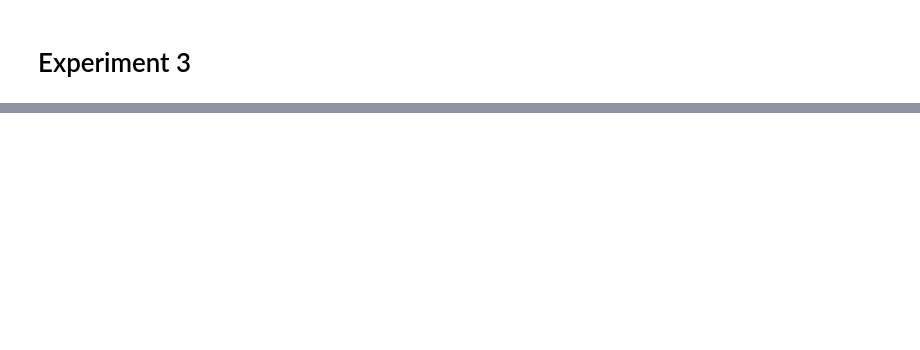
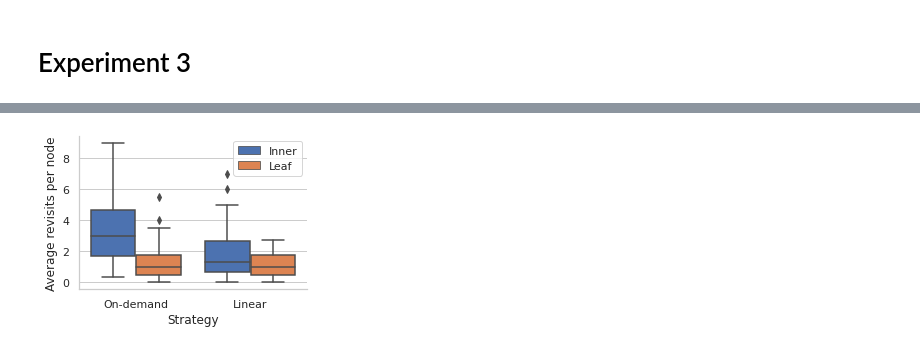
Before and after one commit to willcrichton/psypl-experiments, a Jupyter notebook: experiments/tracing_wm/FINAL_chi_analysis.ipynb, the cells around one changed output, grey strips where cells are left out. Cells and saved outputs as stored; diff of their text form; code cells hidden in the pictures; blank space fills up the shorter version.

```diff
--- a/experiments/tracing_wm/FINAL_chi_analysis.ipynb
+++ b/experiments/tracing_wm/FINAL_chi_analysis.ipynb
@@ -210,0 +415,25 @@ Removing 3 participants for poor performance
+# %%
+exp4 = FunctionMemoryExperiment()
+exp4_results = exp4.get_mongo_results(experiments_db)
+exp4_results = remove_incorrect_participants(exp4_results, 'correct', threshold=0.25)
+
+def clean_telemetry(row):
+    if len(row.telemetry) == 0:
+        return pd.DataFrame([])
+
+    node_type = {k: 'Inner' if len(v['refs']) > 0 else 'Leaf' for k, v in row.functions.items()}
+
+    tel = pd.DataFrame(row.telemetry)
+    tel['node_type'] = tel.target.map(lambda t: node_type[t])
+    return tel
+
+exp4_results['telemetry_clean'] = exp4_results.apply(clean_telemetry, axis=1)
+exp4_results = exp4_results[exp4_results.telemetry_clean.map(lambda t: len(t) > 0)]
+exp4_results[['revisit_Inner', 'revisit_Leaf']] = exp4_results.apply(compute_revisits, axis=1, result_type='expand')
+
+def classify_strategy(row):
+    root = row.call[0]
+    tel = row.telemetry_clean
+    return 'On-demand' if tel.iloc[0].target == root else 'Linear'
+
+exp4_results['Strategy'] = exp4_results.apply(classify_strategy, axis=1)
@@ -210,0 +484,15 @@ Removing 3 participants for poor performance
+# %%
+df = pd.wide_to_long(
+    exp4_results, stubnames='revisit_', i=['participant', 'trial_index'], j='revisit_type', suffix='\\w+').reset_index()
+# %%
+_, ax = plt.subplots(1, 1, figsize=(4, 3))
+sns.boxplot(data=df, x='Strategy', y='revisit_', hue='revisit_type', saturation=1, ax=ax)
+ax.set_ylabel('Average revisits per node')
+ax.legend_.set_title(None)
+#handles, labels = ax.get_legend_handles_labels()
+#ax.legend(handles=handles[1:], labels=labels[1:])
+sns.despine()
+plt.tight_layout()
+plt.savefig('figs/exp4_results.pdf', bbox_inches='tight')
+# %% [output]
+[figure, added]
```
Also changed, not shown: parts of 33 cells of this notebook, 18 other files.
